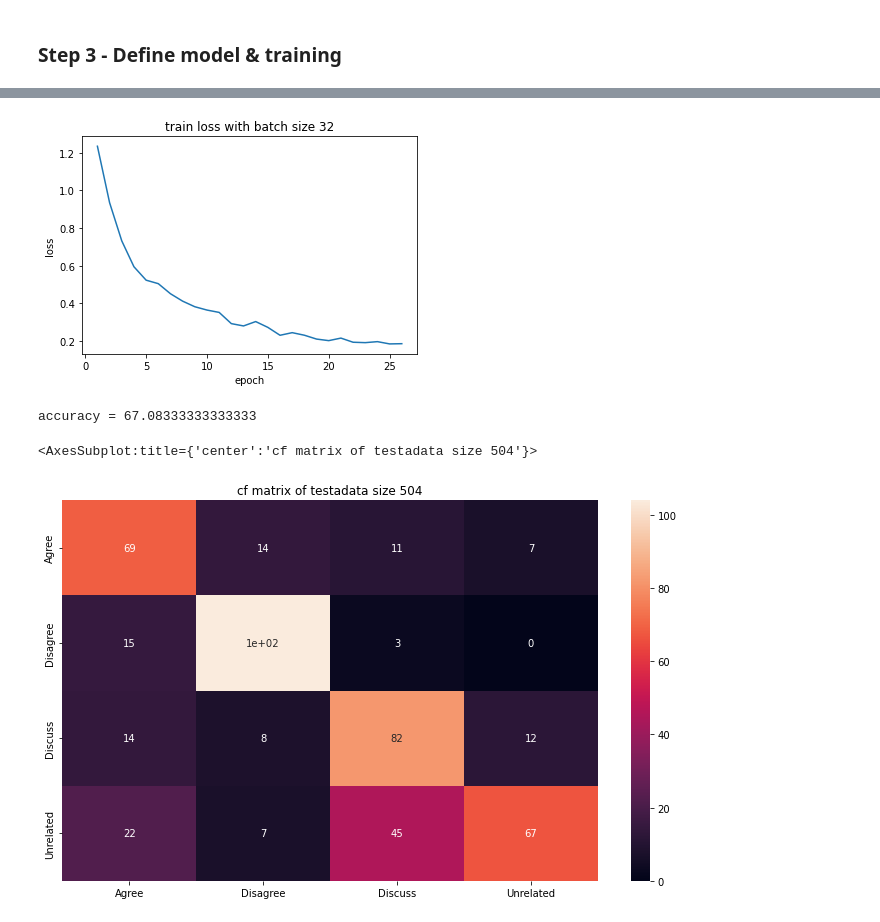
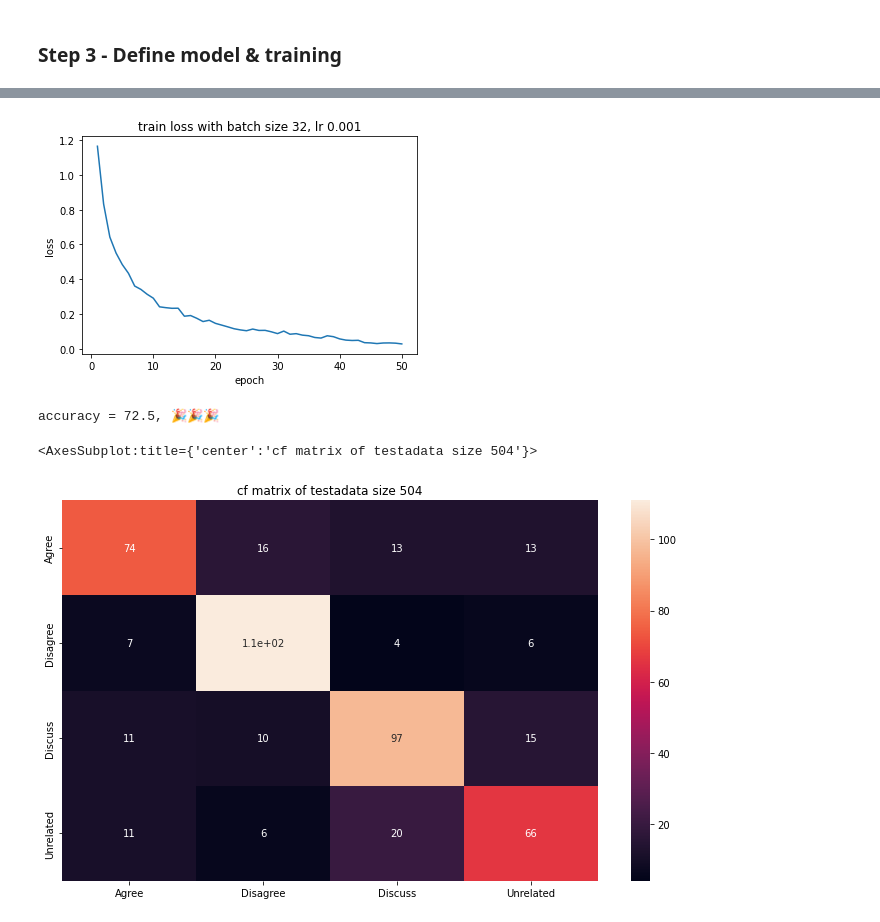
Before and after one commit to unreally-ai/notebooks, a Jupyter notebook: Step2-MLP/the_unreally_notebook.ipynb, the cells around one changed output, grey strips where cells are left out. Saved outputs shown, nothing was run; the diff lists cells and outputs as text; code cells hidden in the pictures.

```diff
--- a/Step2-MLP/the_unreally_notebook.ipynb
+++ b/Step2-MLP/the_unreally_notebook.ipynb
@@ -46,7 +36,6 @@ def preprocess(text, lemmatizer = WordNetLemmatizer()):
     return s
 
 # creates a vocabulary without stop words
-# gets called in StanceDataset().__init__
 def create_vocab(df):
     print("creating vocabulary...")
     vocab = []
@@ -57,5 +46,9 @@ def create_vocab(df):
 
     counter = Counter(" ".join(vocab_df[0]).split()).most_common(5000)
     counter_df = pd.DataFrame(counter)
+
+    # safe as file for use in API
+    counter_df.to_csv('./kowalsky_vocab.csv')
+
     return counter_df
 # %%
@@ -102,10 +97,9 @@ device = torch.device('cuda' if torch.cuda.is_available else 'cpu')
 # custom dataset class
 class StanceDataset(Dataset):
     def __init__(self, stance_df):
-        """
+        """  Initalizes vectorizers, defines train/test splits
         Args:
             stance_df (pandas.DataFrame): the dataset
-            vectorizer (TfidfVectorizer): sklearn vectorizer
         """
         self.data = stance_df
 
@@ -127,7 +121,6 @@ class StanceDataset(Dataset):
 
     def set_split(self, split='train'):
         """ selects the splits in the dataset using a column in the dataframe
-
         Args:
             split (str): one of "train", "val", or "test"
         """
@@ -142,7 +135,7 @@ class StanceDataset(Dataset):
         Args:
             index (int): index to current data point
         Returns:
-            dictionary holding tensor data point feature (x_data) and skalar tensor label (y_target)
+            dictionary holding tensor data point feature (x_data) and skalar tensor label (y_data)
         """
 
         # get text values from current row
@@ -162,12 +155,11 @@ class StanceDataset(Dataset):
         # take cosine similary of TFIDF vectors
         cosim = cosine_similarity(tfidf_x, tfidf_y)
 
-        # concat x+cosim+y to input vector
+        # concat x+cosim+y to input vector & convert to tensor
         claim_df = pd.DataFrame(bow_x.toarray())
         body_df = pd.DataFrame(bow_y.toarray())
         cosim_df = pd.DataFrame(cosim)
 
-        # convert to tensor
         x_data = (pd.concat([claim_df, cosim_df, body_df],axis=1)).to_numpy()
         x_data = torch.from_numpy(x_data)
 
@@ -183,9 +175,11 @@ class StanceDataset(Dataset):
         return {'x_data': x_data,
                 'y_target': y_data}
 # %%
-def load_dataset(debug=False, excel=True):
+def load_dataset(excel=True):
     """
-    load dataset and vectorizer
+    applies dataset class to dataset located at DATAPATH
+    args:
+        excel (bool): default true for .xlsx, else set false
     """
     print('loading dataset...')
     if excel == True:
@@ -263,9 +237,9 @@ Error:
 in_dim = 10001
 hidden_dim = 100
 out_dim = 4
-epochs = 26 # TODO plot with 50 epochs for docs
+epochs = 50
 batch = 32
-lr = 0.01 # TODO try out 0.005
+lr = 0.001
 # %%
 # re-usable way to create dataloader
 def make_batches(dataset, batch_size, shuffle=True, drop_last=True):
@@ -375,14 +351,14 @@ Epoch 26 batch 1 loss: 7.232824712991715e-05
 # %%
 # plot loss once finished
 def my_plot(epochs, loss):
     plt.plot(epochs, loss)
-    plt.title(f'train loss with batch size {batch}')
+    plt.title(f'train loss with batch size {batch}, lr {lr}')
     plt.xlabel('epoch')
     plt.ylabel('loss')
 # plot loss when finished
 my_plot(np.linspace(1, epochs, epochs).astype(int), loss_vals)
 # %% [output]
-[figure, old version]
+[figure, new version]
 # %%
 # set test split
 data.set_split('test')
@@ -422,4 +398,4 @@ with torch.no_grad():
     elif acc >= 69.0:
         print(f'accuracy = {acc}, 🎉🎉🎉')
 # %% [output]
-accuracy = 67.08333333333333
+accuracy = 72.5, 🎉🎉🎉
@@ -426,8 +405,6 @@ accuracy = 67.08333333333333
 # %%
 # confusion matrix
 
-
-# constant for classes
 classes = ('Agree', 'Disagree', 'Discuss', 'Unrelated')
 
 # Build confusion matrix
@@ -439,6 +416,6 @@ plt.title(f'cf matrix of testadata size {len(data._target_df)}')
 sns.heatmap(df_cm, annot=True)
 # %% [output]
 <AxesSubplot:title={'center':'cf matrix of testadata size 504'}>
-[figure, old version]
+[figure, new version]
 # %%
 # TODO f1 score
```
Also changed, not shown: parts of 11 cells of this notebook, 1 other file.
